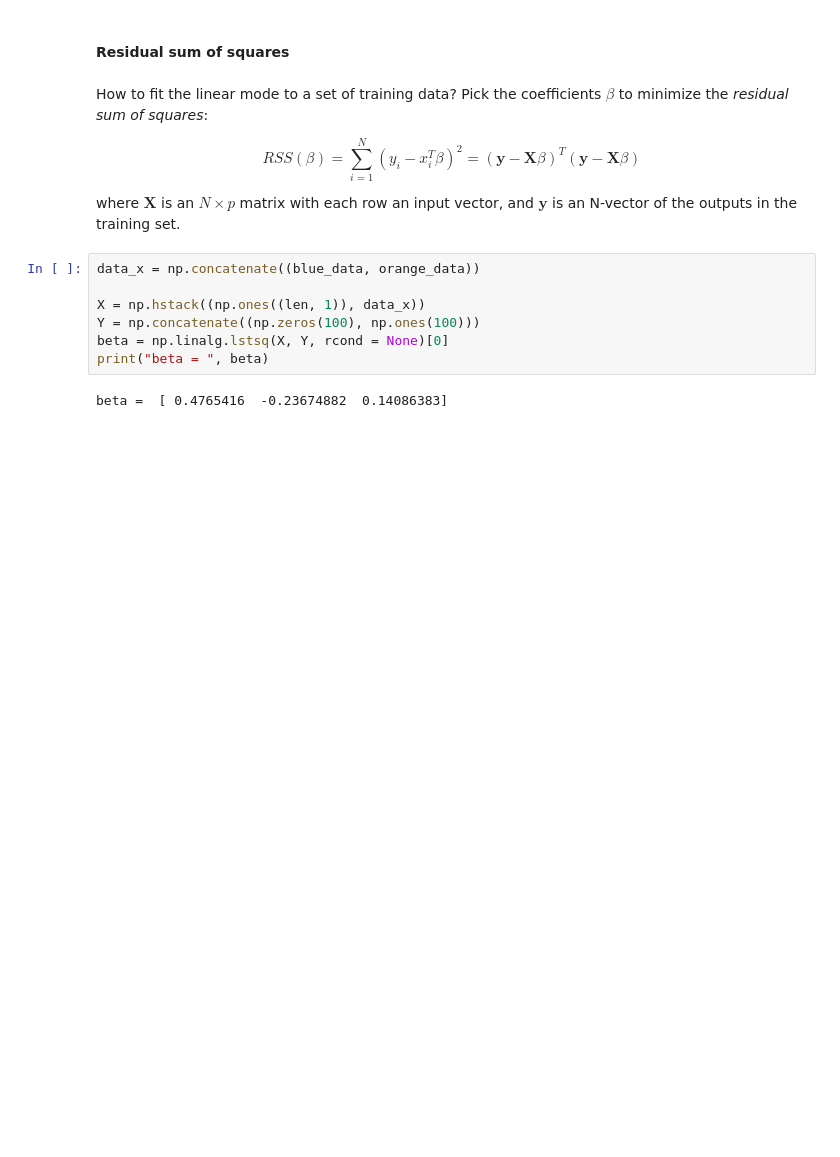
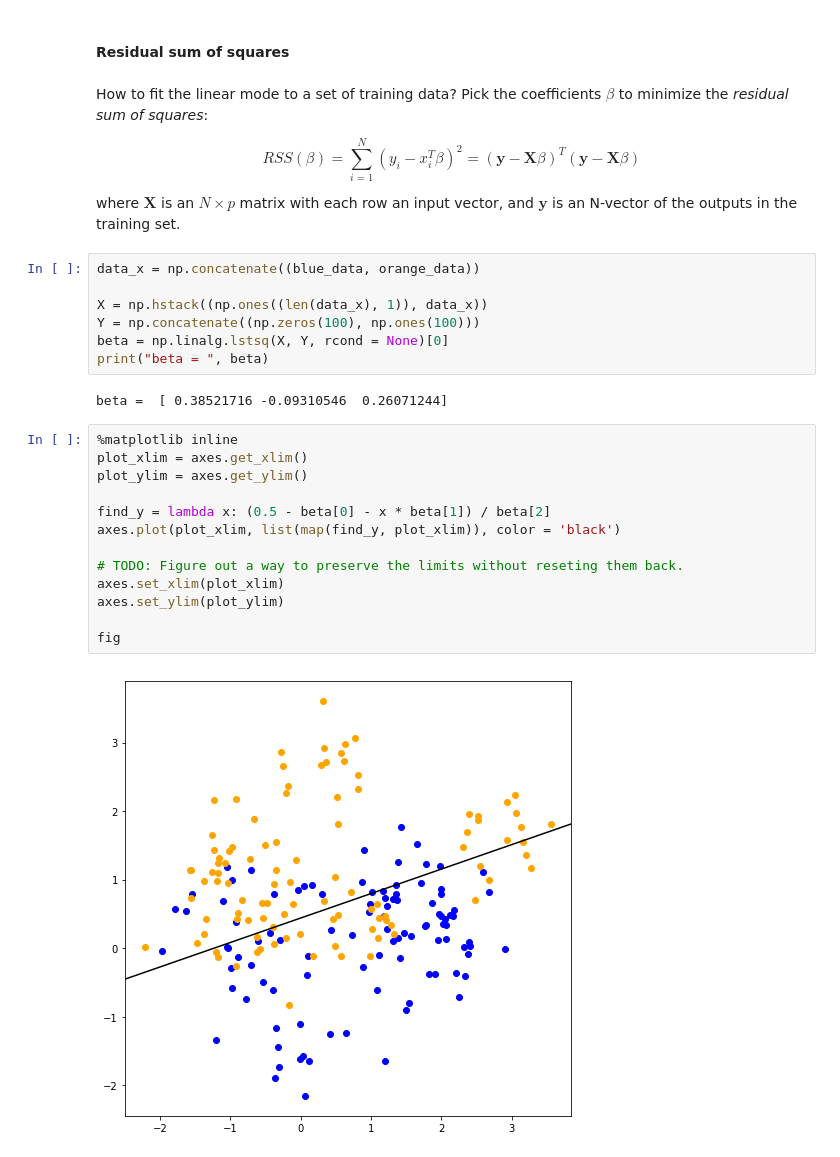
Before and after one commit to maitbayev/the-elements-of-statistical-learning, a Jupyter notebook: chapter02/2.3-least-squares-and-nearest-neighbors.ipynb, the cells around one changed output. Cells and saved outputs as stored; diff of their text form; blank space fills up the shorter version.

Commit message:
Add graphics to 2.3

```diff
--- a/chapter02/2.3-least-squares-and-nearest-neighbors.ipynb
+++ b/chapter02/2.3-least-squares-and-nearest-neighbors.ipynb
@@ -54,9 +55,24 @@ where $\textbf{X}$ is an $N \times p$ matrix with each row an input vector, and
 # %%
 data_x = np.concatenate((blue_data, orange_data))
 
-X = np.hstack((np.ones((len, 1)), data_x))
+X = np.hstack((np.ones((len(data_x), 1)), data_x))
 Y = np.concatenate((np.zeros(100), np.ones(100)))
 beta = np.linalg.lstsq(X, Y, rcond = None)[0]
 print("beta = ", beta)
 # %% [output]
-beta =  [ 0.4765416  -0.23674882  0.14086383]
+beta =  [ 0.38521716 -0.09310546  0.26071244]
+# %%
+%matplotlib inline
+plot_xlim = axes.get_xlim()
+plot_ylim = axes.get_ylim()
+
+find_y = lambda x: (0.5 - beta[0] - x * beta[1]) / beta[2]
+axes.plot(plot_xlim, list(map(find_y, plot_xlim)), color = 'black')
+
+# TODO: Figure out a way to preserve the limits without reseting them back.
+axes.set_xlim(plot_xlim)
+axes.set_ylim(plot_ylim)
+
+fig
+# %% [output]
+[figure, added]
```
Also changed, not shown: parts of 1 cell of this notebook.
